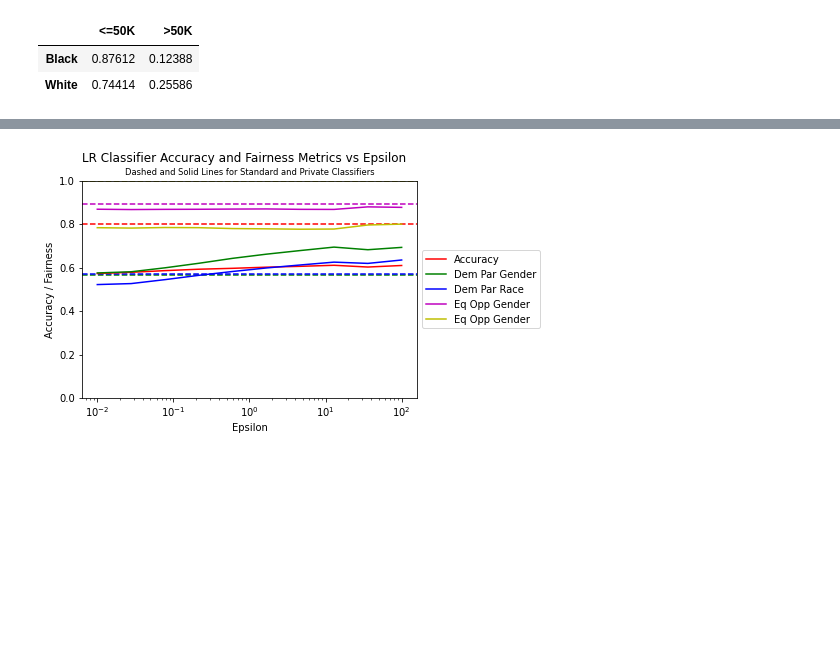
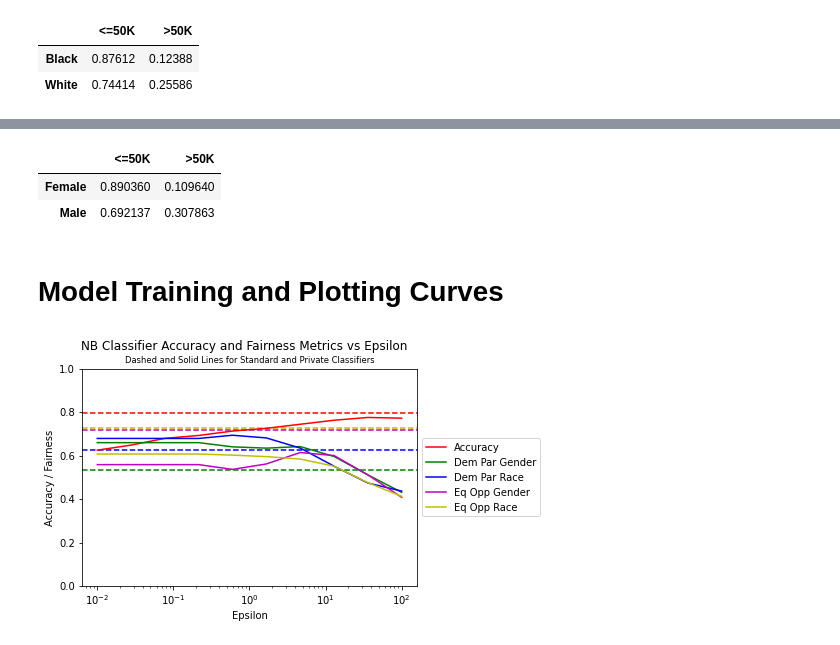
Before and after one commit to ajbisberg/csci631, a Jupyter notebook: project/ibm_dp_notebooks/IBM DiffPriv Experiments.ipynb, the cells around one changed output, grey strips where cells are left out. Drawn from its saved outputs; the diff is of its cells as text; code cells hidden in the pictures; blank space fills up the shorter version.

Commit message:
model agnostic fairness metrics

```diff
--- a/project/ibm_dp_notebooks/IBM DiffPriv Experiments.ipynb
+++ b/project/ibm_dp_notebooks/IBM DiffPriv Experiments.ipynb
@@ -245,4 +162,0 @@ plot_params(X_train, y_train, X_test, y_test, 50, 'NB')
-# %%
-plot_params(X_train, y_train, X_test, y_test, 50, 'LR')
-# %% [output]
-[figure, removed]
@@ -251,0 +163,15 @@ plot_params(X_train, y_train, X_test, y_test, 50, 'LR')
+# %%
+# Gender
+female_less50K = len(female[(female.Target == '<=50K') | (female.Target == '<=50K.')])/total_female
+female_greater50K = len(female[(female.Target == '>50K') | (female.Target == '>50K.')])/total_female
+male_less50K = len(male[(male.Target == '<=50K') | (male.Target == '<=50K.')])/total_male
+male_greater50K = len(male[(male.Target == '>50K') | (male.Target == '>50K.')])/total_male
+
+target_percent = pd.DataFrame({'<=50K': [female_less50K, male_less50K], '>50K': [female_greater50K, male_greater50K]}, index=['Female', 'Male'])
+target_percent
+# %% [output]
+|  | <=50K | >50K |
+| Female | 0.890360 | 0.109640 |
+| Male | 0.692137 | 0.307863 |
+# %% [markdown]
+# Model Training and Plotting Curves
@@ -251,0 +249,4 @@ plot_params(X_train, y_train, X_test, y_test, 50, 'LR')
+# %%
+plot_params(X_train, y_train, X_test, y_test, 25, 'NB', 'Sex', 'Race')
+# %% [output]
+[figure, added]
```
Also changed, not shown: parts of 11 cells of this notebook, 8 other files.
